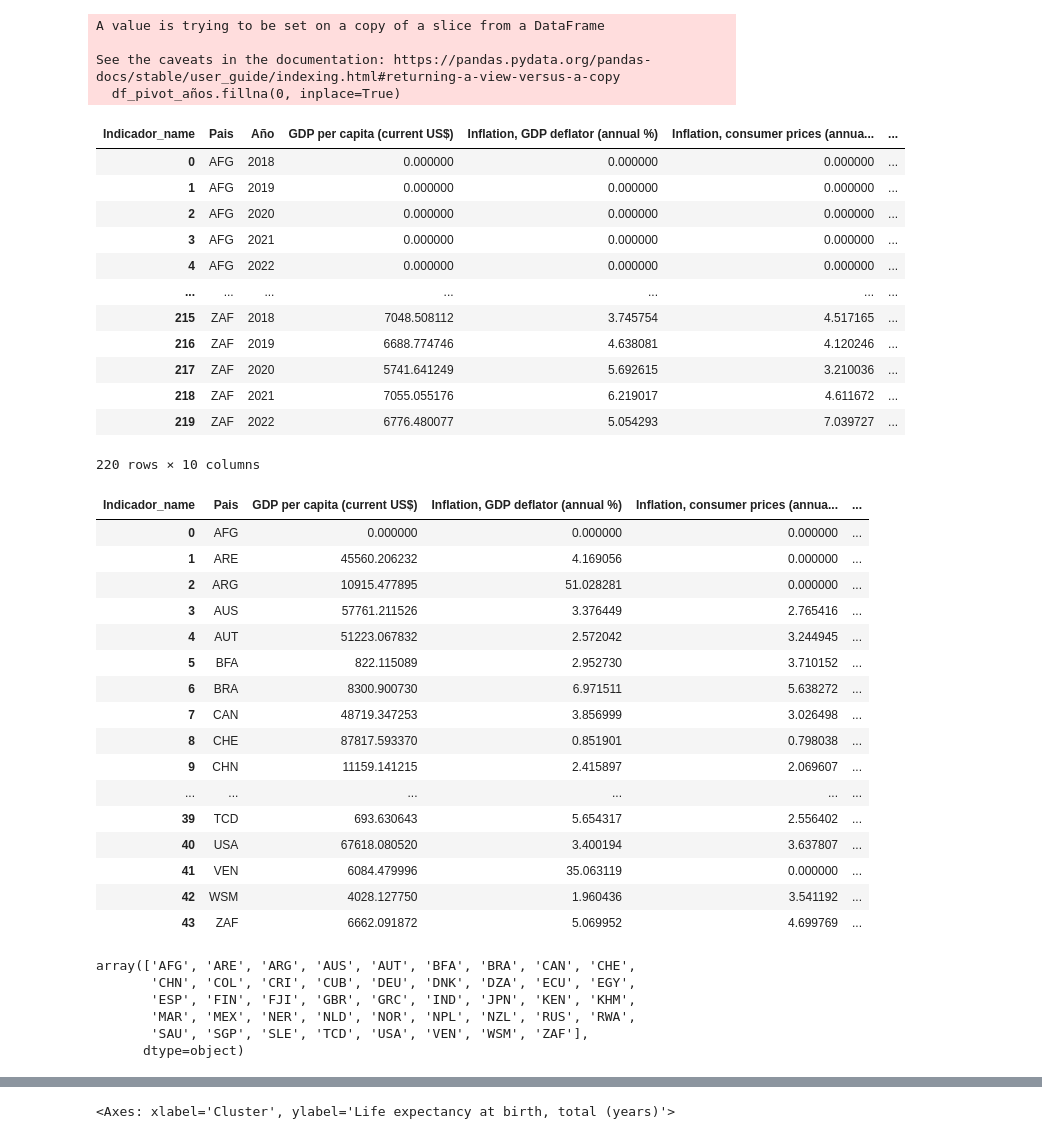
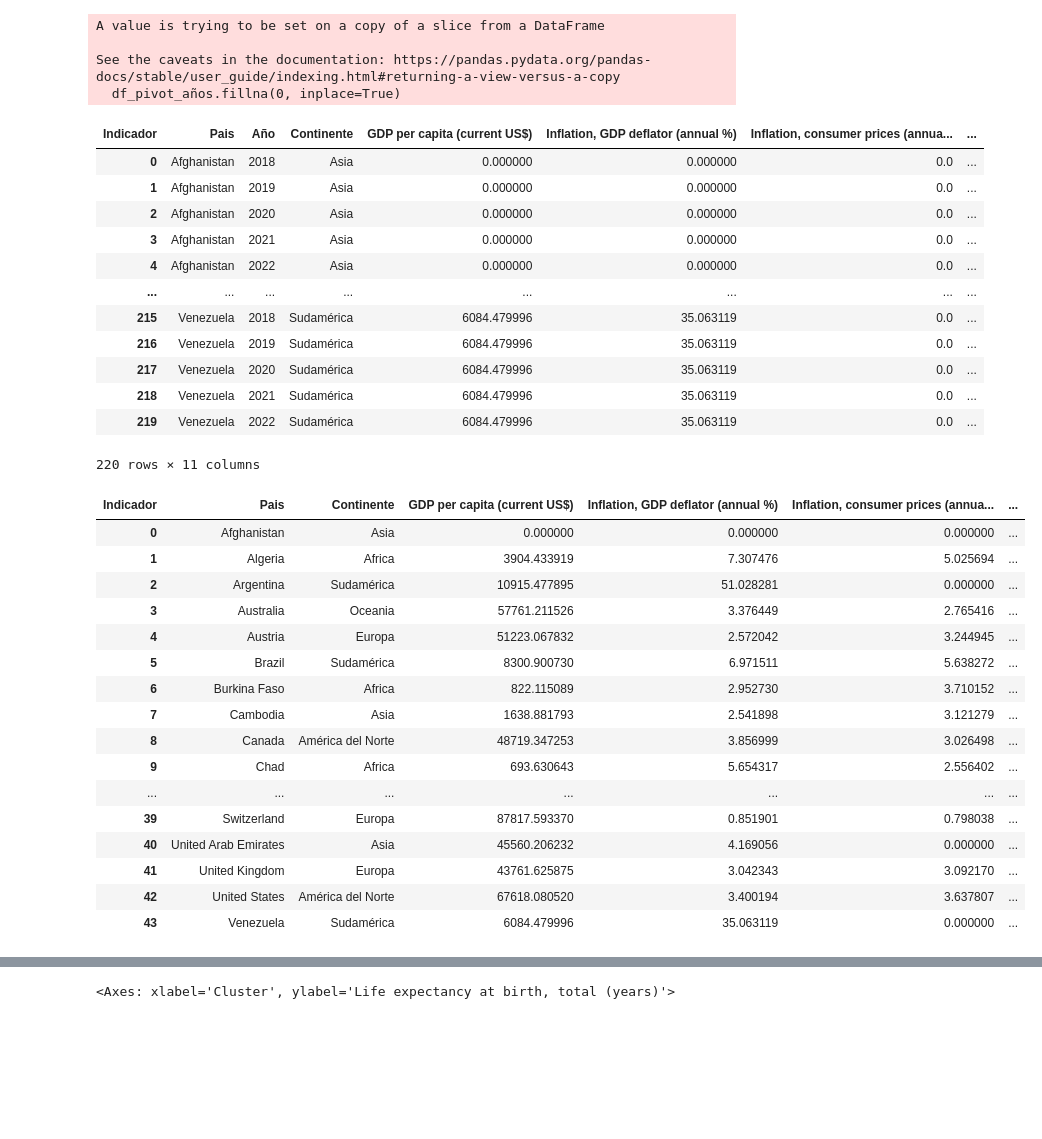
Before and after one commit to fercof87/PF-Esperanza-De-Vida, a Jupyter notebook: ML/ModeloML.ipynb, the cells around one changed output, grey strips where cells are left out. Drawn from its saved outputs; the diff is of its cells as text; code cells hidden in the pictures; blank space fills up the shorter version.

```diff
--- a/ML/ModeloML.ipynb
+++ b/ML/ModeloML.ipynb
@@ -5,4 +6,4 @@ import matplotlib.pyplot as splt
 # %%
-df = pd.read_csv('../EDA/Data_preparada/nueocv.csv')
+df = pd.read_csv('Data-ML_gcp.csv', sep=';')
 df.head()
 # %% [output]
@@ -15,5 +16,7 @@ df.head()
+# %%
+df.rename(columns={'Anio': 'Año'}, inplace=True)
 # %%
-df_pivot = pd.pivot_table(data=df, index=['Pais', "Año"], columns='Indicador_name', values='Valor')
+df_pivot = pd.pivot_table(data=df, index=['Pais', "Año",'Continente'], columns='Indicador', values='Valor')
 df_pivot.reset_index(inplace=True)
 df_pivot
 # %% [output]
@@ -74,7 +77,7 @@ Index(['Pais', 'Año', 'GDP per capita (current US$)',
 df_pivot["ratio_population ages 65 and above"] = df_pivot["Population ages 65 and above, total"]/df_pivot["Population, total"]
 df_pivot["ratio_urban population"] = df_pivot["Urban population"]/df_pivot["Population, total"]
 # %%
-columnas_seleccionadas = ["Pais","Año","GDP per capita (current US$)","Inflation, GDP deflator (annual %)", "Inflation, consumer prices (annual %)","Life expectancy at birth, total (years)","Population growth (annual %)","ratio_population ages 65 and above","ratio_urban population", "Urban population growth (annual %)"]
+columnas_seleccionadas = ["Pais","Año","Continente","GDP per capita (current US$)","Inflation, GDP deflator (annual %)", "Inflation, consumer prices (annual %)","Life expectancy at birth, total (years)","Population growth (annual %)","ratio_population ages 65 and above","ratio_urban population", "Urban population growth (annual %)"]
 # %%
 df_pivot = df_pivot[columnas_seleccionadas]
 # %%
@@ -103,47 +106,38 @@ A value is trying to be set on a copy of a slice from a DataFrame
 
 See the caveats in the documentation: https://pandas.pydata.org/pandas-docs/stable/user_guide/indexing.html#returning-a-view-versus-a-copy
   df_pivot_años.fillna(0, inplace=True)
-| Indicador_name | Pais | Año | GDP per capita (current US$) | Inflation, GDP deflator (annual %) | Inflation, consumer prices (annua... | ... |
-| 0 | AFG | 2018 | 0.000000 | 0.000000 | 0.000000 | ... |
-| 1 | AFG | 2019 | 0.000000 | 0.000000 | 0.000000 | ... |
-| 2 | AFG | 2020 | 0.000000 | 0.000000 | 0.000000 | ... |
-| 3 | AFG | 2021 | 0.000000 | 0.000000 | 0.000000 | ... |
-| 4 | AFG | 2022 | 0.000000 | 0.000000 | 0.000000 | ... |
-| ... | ... | ... | ... | ... | ... | ... |
-| 215 | ZAF | 2018 | 7048.508112 | 3.745754 | 4.517165 | ... |
-| 216 | ZAF | 2019 | 6688.774746 | 4.638081 | 4.120246 | ... |
-| 217 | ZAF | 2020 | 5741.641249 | 5.692615 | 3.210036 | ... |
-| 218 | ZAF | 2021 | 7055.055176 | 6.219017 | 4.611672 | ... |
-| 219 | ZAF | 2022 | 6776.480077 | 5.054293 | 7.039727 | ... |
+| Indicador | Pais | Año | Continente | GDP per capita (current US$) | Inflation, GDP deflator (annual %) | Inflation, consumer prices (annua... | ... |
+| 0 | Afghanistan | 2018 | Asia | 0.000000 | 0.000000 | 0.0 | ... |
+| 1 | Afghanistan | 2019 | Asia | 0.000000 | 0.000000 | 0.0 | ... |
+| 2 | Afghanistan | 2020 | Asia | 0.000000 | 0.000000 | 0.0 | ... |
+| 3 | Afghanistan | 2021 | Asia | 0.000000 | 0.000000 | 0.0 | ... |
+| 4 | Afghanistan | 2022 | Asia | 0.000000 | 0.000000 | 0.0 | ... |
+| ... | ... | ... | ... | ... | ... | ... | ... |
+| 215 | Venezuela | 2018 | Sudamérica | 6084.479996 | 35.063119 | 0.0 | ... |
+| 216 | Venezuela | 2019 | Sudamérica | 6084.479996 | 35.063119 | 0.0 | ... |
+| 217 | Venezuela | 2020 | Sudamérica | 6084.479996 | 35.063119 | 0.0 | ... |
+| 218 | Venezuela | 2021 | Sudamérica | 6084.479996 | 35.063119 | 0.0 | ... |
+| 219 | Venezuela | 2022 | Sudamérica | 6084.479996 | 35.063119 | 0.0 | ... |
-220 rows × 10 columns
+220 rows × 11 columns
 # %%
-df_pivot_años_group = df_pivot_años.groupby("Pais").mean().drop(columns=['Año'])
+df_pivot_años_group = df_pivot_años.groupby(["Pais","Continente"]).mean().drop(columns=['Año'])
 df_pivot_años_group.reset_index(inplace=True)
 df_pivot_años_group
 # %% [output]
-| Indicador_name | Pais | GDP per capita (current US$) | Inflation, GDP deflator (annual %) | Inflation, consumer prices (annua... | ... |
-| 0 | AFG | 0.000000 | 0.000000 | 0.000000 | ... |
-| 1 | ARE | 45560.206232 | 4.169056 | 0.000000 | ... |
-| 2 | ARG | 10915.477895 | 51.028281 | 0.000000 | ... |
-| 3 | AUS | 57761.211526 | 3.376449 | 2.765416 | ... |
-| 4 | AUT | 51223.067832 | 2.572042 | 3.244945 | ... |
-| 5 | BFA | 822.115089 | 2.952730 | 3.710152 | ... |
-| 6 | BRA | 8300.900730 | 6.971511 | 5.638272 | ... |
-| 7 | CAN | 48719.347253 | 3.856999 | 3.026498 | ... |
-| 8 | CHE | 87817.593370 | 0.851901 | 0.798038 | ... |
-| 9 | CHN | 11159.141215 | 2.415897 | 2.069607 | ... |
-| ... | ... | ... | ... | ... | ... |
-| 39 | TCD | 693.630643 | 5.654317 | 2.556402 | ... |
-| 40 | USA | 67618.080520 | 3.400194 | 3.637807 | ... |
-| 41 | VEN | 6084.479996 | 35.063119 | 0.000000 | ... |
-| 42 | WSM | 4028.127750 | 1.960436 | 3.541192 | ... |
-| 43 | ZAF | 6662.091872 | 5.069952 | 4.699769 | ... |
+| Indicador | Pais | Continente | GDP per capita (current US$) | Inflation, GDP deflator (annual %) | Inflation, consumer prices (annua... | ... |
+| 0 | Afghanistan | Asia | 0.000000 | 0.000000 | 0.000000 | ... |
+| 1 | Algeria | Africa | 3904.433919 | 7.307476 | 5.025694 | ... |
+| 2 | Argentina | Sudamérica | 10915.477895 | 51.028281 | 0.000000 | ... |
+| 3 | Australia | Oceania | 57761.211526 | 3.376449 | 2.765416 | ... |
+| 4 | Austria | Europa | 51223.067832 | 2.572042 | 3.244945 | ... |
+| 5 | Brazil | Sudamérica | 8300.900730 | 6.971511 | 5.638272 | ... |
+| 6 | Burkina Faso | Africa | 822.115089 | 2.952730 | 3.710152 | ... |
+| 7 | Cambodia | Asia | 1638.881793 | 2.541898 | 3.121279 | ... |
+| 8 | Canada | América del Norte | 48719.347253 | 3.856999 | 3.026498 | ... |
+| 9 | Chad | Africa | 693.630643 | 5.654317 | 2.556402 | ... |
+| ... | ... | ... | ... | ... | ... | ... |
+| 39 | Switzerland | Europa | 87817.593370 | 0.851901 | 0.798038 | ... |
+| 40 | United Arab Emirates | Asia | 45560.206232 | 4.169056 | 0.000000 | ... |
+| 41 | United Kingdom | Europa | 43761.625875 | 3.042343 | 3.092170 | ... |
+| 42 | United States | América del Norte | 67618.080520 | 3.400194 | 3.637807 | ... |
+| 43 | Venezuela | Sudamérica | 6084.479996 | 35.063119 | 0.000000 | ... |
-# %%
-df_pivot_años_group['Pais'].unique()
-# %% [output]
-array(['AFG', 'ARE', 'ARG', 'AUS', 'AUT', 'BFA', 'BRA', 'CAN', 'CHE',
-       'CHN', 'COL', 'CRI', 'CUB', 'DEU', 'DNK', 'DZA', 'ECU', 'EGY',
-       'ESP', 'FIN', 'FJI', 'GBR', 'GRC', 'IND', 'JPN', 'KEN', 'KHM',
-       'MAR', 'MEX', 'NER', 'NLD', 'NOR', 'NPL', 'NZL', 'RUS', 'RWA',
-       'SAU', 'SGP', 'SLE', 'TCD', 'USA', 'VEN', 'WSM', 'ZAF'],
-      dtype=object)
```
Also changed, not shown: parts of 18 cells of this notebook, 6 other files.
